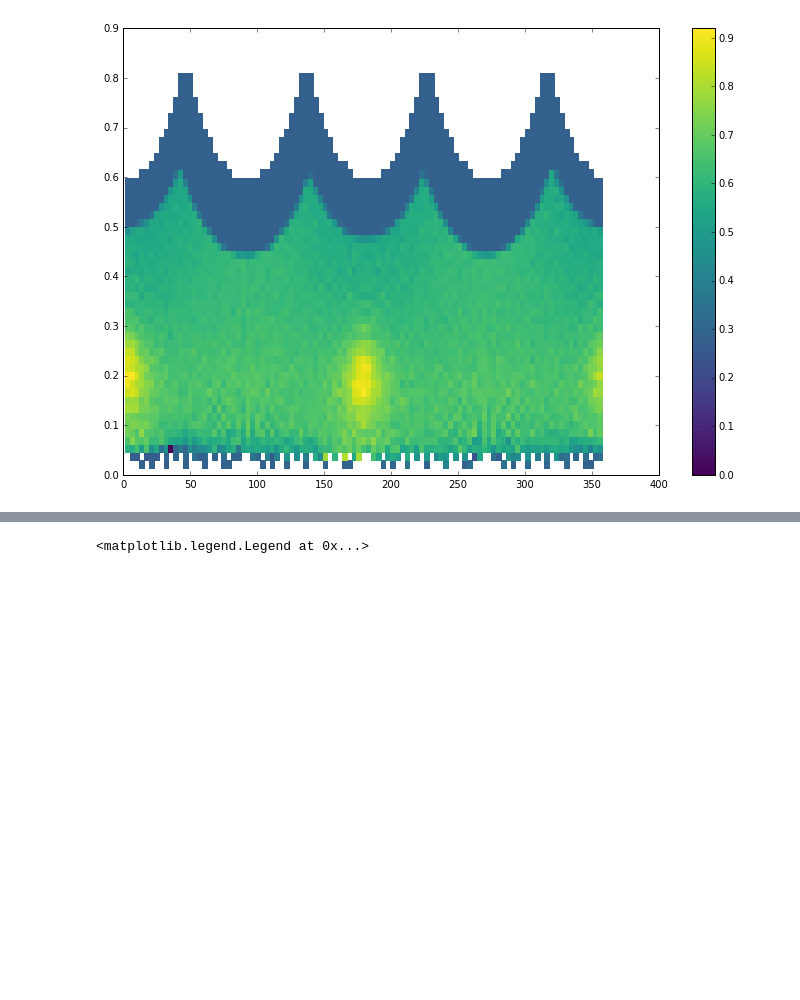
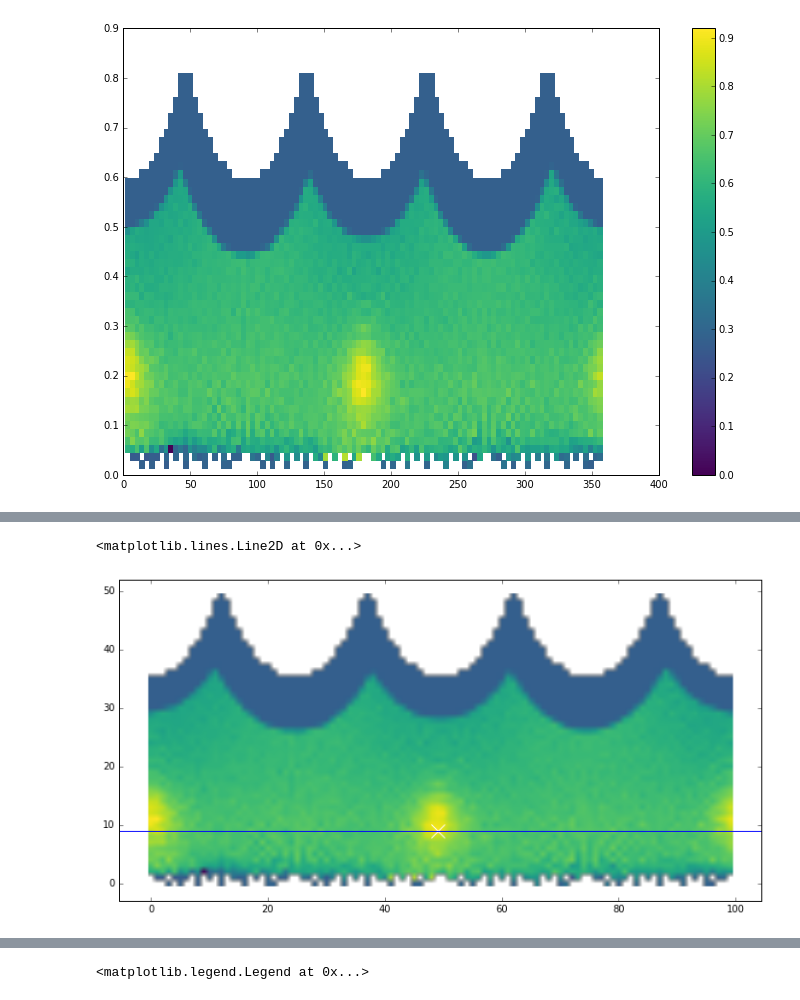
Before and after one commit to ricleal/PythonCode, a Jupyter notebook: SANS/Anisotropic/Find wedges.ipynb, the cells around one changed output, grey strips where cells are left out. Cells and saved outputs as stored; diff of their text form; code cells hidden in the pictures; blank space fills up the shorter version.

```diff
--- a/SANS/Anisotropic/Find wedges.ipynb
+++ b/SANS/Anisotropic/Find wedges.ipynb
@@ -80,0 +103,10 @@ plt.colorbar()
+# %%
+# From the maxiums, find the maximum value!
+values = np.where(cond, data, -1)
+indice_of_max = np.unravel_index(np.argmax(values),values.shape)
+plt.imshow(data,origin='lower')
+plt.scatter(indice_of_max[1],indice_of_max[0],color='white',marker='x', s= 200)
+plt.axhline(y=indice_of_max[0])
+# %% [output]
+<matplotlib.lines.Line2D at 0x...>
+[figure, added]
```
Also changed, not shown: parts of 10 cells of this notebook, 1 other file.
